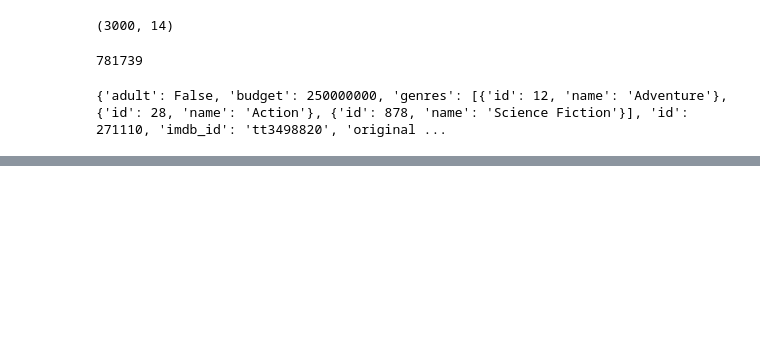
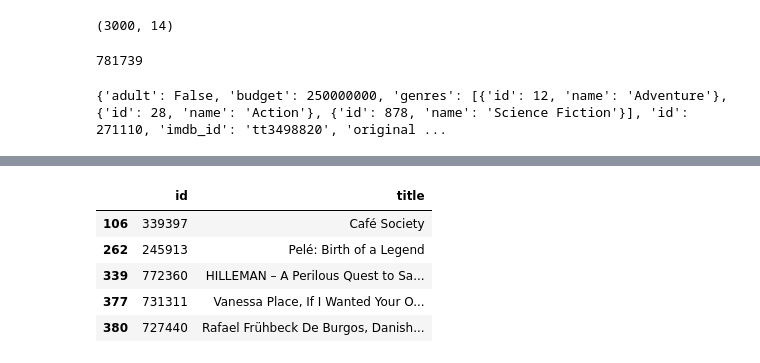
Before and after one commit to clairesarraille/tmdb, a Jupyter notebook: dsc-mod-1-project-v2-1-online-ds-sp-000-master/student.ipynb, the cells around one changed output, grey strips where cells are left out. Saved outputs shown, nothing was run; the diff lists cells and outputs as text; code cells hidden in the pictures; blank space fills up the shorter version.

Commit message:
detected non-english movie titles and stored in df

```diff
--- a/dsc-mod-1-project-v2-1-online-ds-sp-000-master/student.ipynb
+++ b/dsc-mod-1-project-v2-1-online-ds-sp-000-master/student.ipynb
@@ -226,0 +304,23 @@ KeyError: 0
+# %%
+# Detect non-english strings in title and remove them from df_details:
+def isEnglish(s):
+    try:
+        s.encode(encoding='utf-8').decode('ascii')
+    except UnicodeDecodeError:
+        return False
+    else:
+        return True
+
+column_names = ["id", "title"]
+flag_non_en = pd.DataFrame(columns = column_names)
+for item in df_details.loc[:, 'title']:
+    if isEnglish(item) == False:
+        flag_non_en = flag_non_en.append(df_details[['id','title']].loc[df_details['title'] == item])
+flag_non_en.head()
+# %% [output]
+|  | id | title |
+| 106 | 339397 | Café Society |
+| 262 | 245913 | Pelé: Birth of a Legend |
+| 339 | 772360 | HILLEMAN – A Perilous Quest to Sa... |
+| 377 | 731311 | Vanessa Place, If I Wanted Your O... |
+| 380 | 727440 | Rafael Frühbeck De Burgos, Danish... |
```
Also changed, not shown: parts of 11 cells of this notebook.
